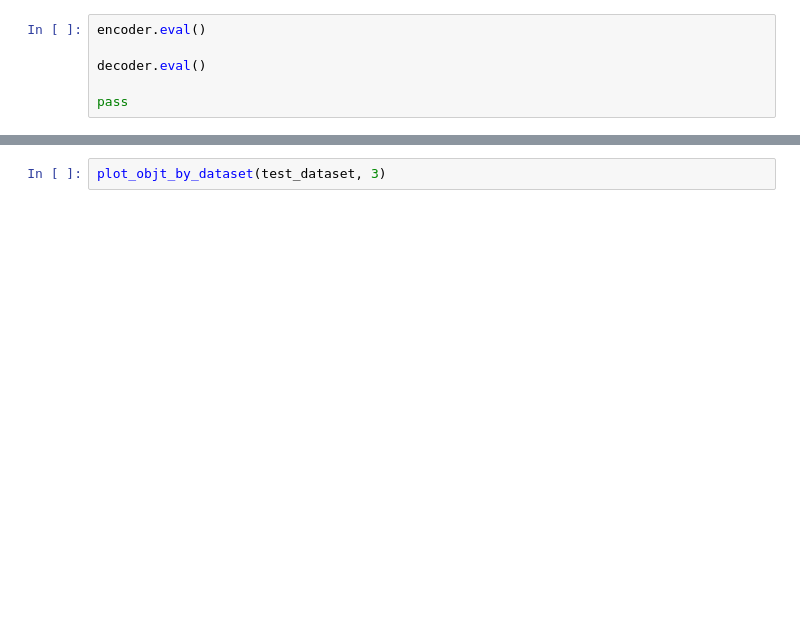
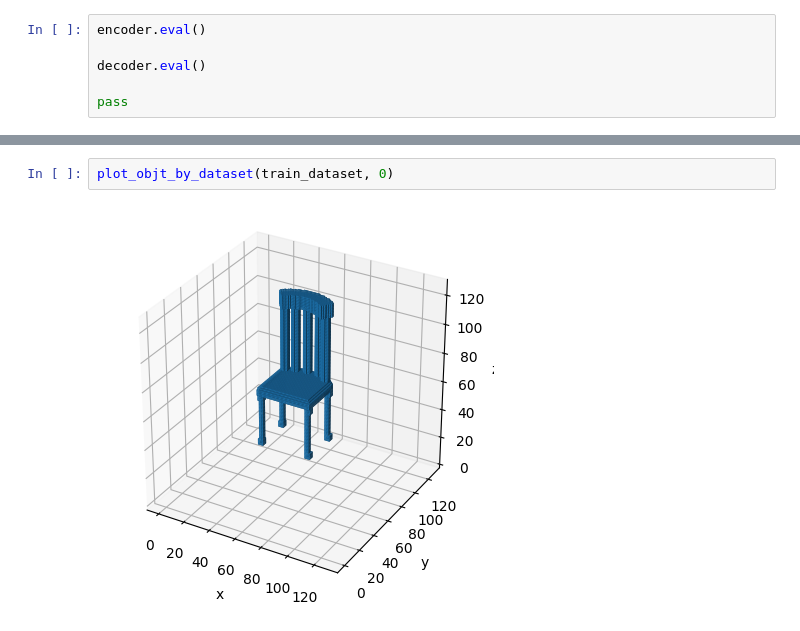
Before and after one commit to MattZhang9020/voxgen, a Jupyter notebook: experiment.ipynb, the cells around one changed output, grey strips where cells are left out. Cells and saved outputs as stored; diff of their text form; blank space fills up the shorter version.

```diff
--- a/experiment.ipynb
+++ b/experiment.ipynb
@@ -87,3 +93,5 @@ torch.max(pred)
-# %%
-plot_objt_by_dataset(test_dataset, 3)
+# %%
+plot_objt_by_dataset(train_dataset, 0)
+# %% [output]
+[figure, added]
 # %%
```
Also changed, not shown: parts of 8 cells of this notebook, 3 other files.
